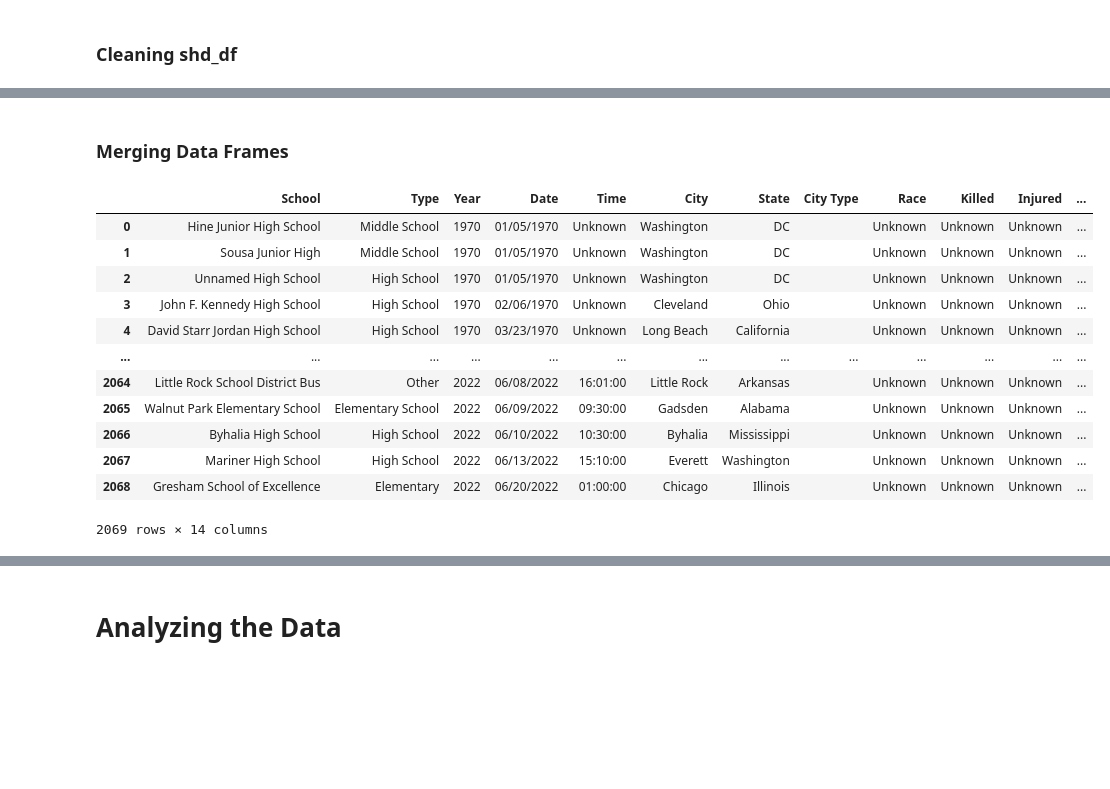
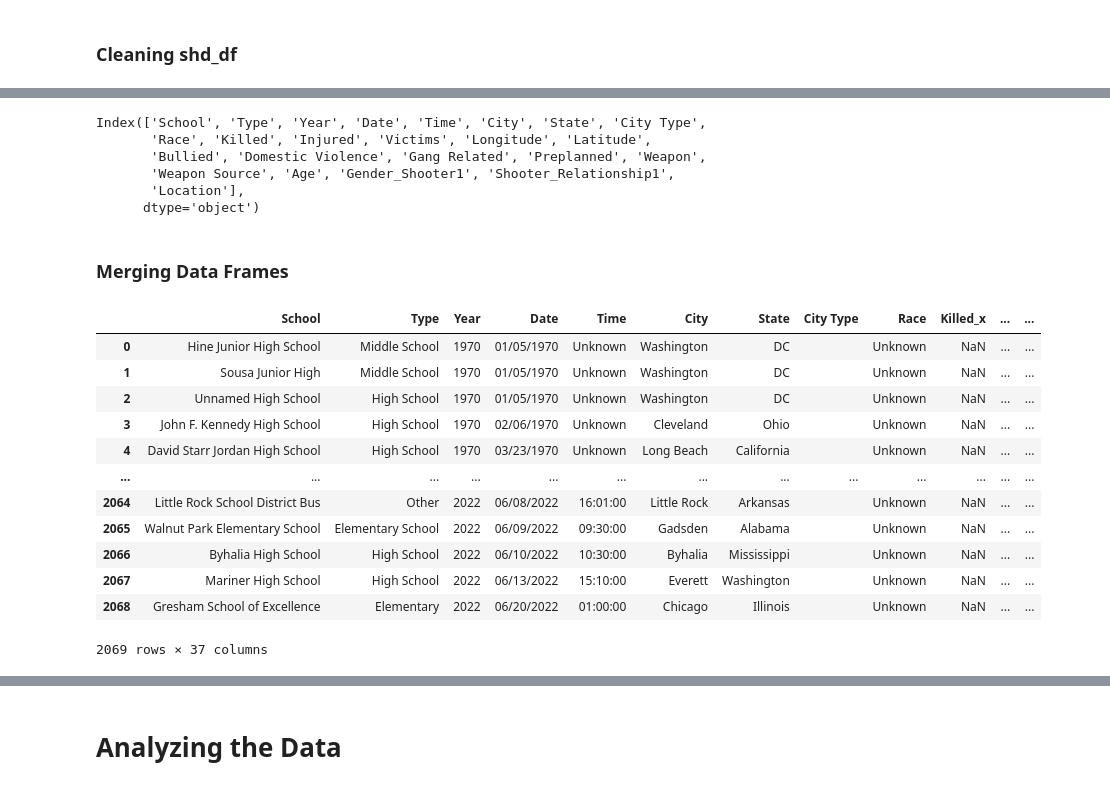
Before and after one commit to LeviEzra1/Project1_team4, a Jupyter notebook: Vivian_analysis/data_draft.ipynb, the cells around one changed output, grey strips where cells are left out. Drawn from its saved outputs; the diff is of its cells as text; code cells hidden in the pictures; blank space fills up the shorter version.

```diff
--- a/Vivian_analysis/data_draft.ipynb
+++ b/Vivian_analysis/data_draft.ipynb
@@ -75,7 +76,8 @@ clean_1_df
 #kaggle_2_df
 # %%
 # Organizing available columns in desired order
-clean_2_df = pd.DataFrame(kaggle_2_df[["school","year","date","time","city","state","killed","injured","long","lat"]])
+clean_2_df = pd.DataFrame(kaggle_2_df[["school","year","date","time","city","state","killed","injured","long","lat","weapon",
+                                       "weapon_source","age_shooter1","gender_shooter1","race_ethnicity_shooter1","shooter_relationship1"]])
 
 # Convert "Date" column to datetime
 clean_2_df["date"] = pd.to_datetime(clean_2_df["date"])
@@ -84,7 +86,8 @@ clean_2_df["date"] = pd.to_datetime(clean_2_df["date"])
 clean_2_df["date"] = clean_2_df["date"].dt.strftime("%m/%d/%Y")
 
 # Renaming the columns
-clean_2_df.rename(columns={"long": "Longitude","lat": "Latitude"}, inplace=True)
+clean_2_df.rename(columns={"long": "Longitude","lat": "Latitude","weapon_source":"Weapon Source", "age_shooter1":"Age",
+                           "race_ethnicity_shooter1":"Race",}, inplace=True)
 
 # Proper case the columns
 clean_2_df.columns = [col.title() if col.islower() else col for col in clean_2_df]
@@ -97,6 +100,12 @@ clean_2_df["Type"] = "Unknown"
 clean_2_df["City Type"] = "Unknown"
 clean_2_df["Race"] = "Unknown"
 clean_2_df["Victims"] = "Unknown"
+clean_2_df["Bullied"] = "Unknown"
+clean_2_df["Domestic Violence"] = "Unknown"
+clean_2_df["Gang Related"] = "Unknown"
+clean_2_df["Preplanned"] = "Unknown"
+clean_2_df["Location"] = "Unknown"
+
 
 # Extract school type from the 'School' column and put it in the 'Type' column
 clean_2_df.loc[clean_2_df["School"].str.contains("High School", case=False, na=False), "Type"] = "High School"
@@ -106,7 +115,9 @@ clean_2_df.loc[clean_2_df["School"].str.contains("Junior High", case=False, na=F
 
 
 # Rearranging new columns and the first dataframe into desired order
-clean_2_df = pd.DataFrame(clean_2_df[["School","Type","Year","Date","Time","City","State","City Type","Race","Killed","Injured","Victims","Longitude","Latitude"]])
+clean_2_df = pd.DataFrame(clean_2_df[["School","Type","Year","Date","Time","City","State","City Type","Race","Killed","Injured",
+                                      "Victims","Longitude","Latitude","Bullied","Domestic Violence","Gang Related","Preplanned",
+                                      "Weapon","Weapon Source","Age","Gender_Shooter1","Shooter_Relationship1"]])
 
 # Replace NaN with "Unknown"
 clean_2_df = clean_2_df.fillna("Unknown")
@@ -136,7 +165,7 @@ clean_2_df
 #shd_df
 # %%
 # Organizing available columns in desired order
-clean_3_df = pd.DataFrame(shd_df[["School","School_Level","Date","City","State","First Shot"]])
+clean_3_df = pd.DataFrame(shd_df[["School","School_Level","Date","City","State","First Shot","Bullied","Domestic Violence","Gang Related","Preplanned","Quarter","Location"]])
 
 # Convert "Date" column to datetime
 clean_3_df["Date"] = pd.to_datetime(clean_3_df["Date"])
@@ -156,11 +185,18 @@ clean_3_df.columns = [col.title() if col.islower() else col for col in clean_3_d
 # Adding empty columns that match first dataframe
 clean_3_df["City Type"] = ""
 clean_3_df["Race"] = "Unknown"
-clean_3_df["Killed"] = "Unknown"
+clean_3_df["Killed"] = ""
 clean_3_df["Injured"] = "Unknown"
 clean_3_df["Victims"] = "Unknown"
 clean_3_df["Longitude"] = ""
 clean_3_df["Latitude"] = ""
+clean_3_df["Weapon"] = "Unknown"
+clean_3_df["Weapon Source"] = "Unknown"
+clean_3_df["Age"] = "Unknown"
+clean_3_df["Gender_Shooter1"] = "Unknown"
+clean_3_df["Shooter_Relationship1"] = "Unknown"
+
+#"weapon", "weapon_source","age_shooter1","gender_shooter1","race_ethnicity_shooter1","shooter_relationship1"
 
 # Extract school type from the 'School' column and put it in the 'Type' column
 clean_3_df.loc[clean_3_df["School"].str.contains("High School", case=False, na=False), "Type"] = "High School"
@@ -178,7 +214,9 @@ def get_full_state_name(abbrev):
 clean_3_df["State"] = clean_3_df["State"].apply(get_full_state_name)
 
 # Rearranging new columns and the first dataframe into desired order
-clean_3_df = pd.DataFrame(clean_3_df[["School","Type","Year","Date","Time","City","State","City Type","Race","Killed","Injured","Victims","Longitude","Latitude"]])
+clean_3_df = pd.DataFrame(clean_3_df[["School","Type","Year","Date","Time","City","State","City Type","Race","Killed","Injured",
+                                      "Victims","Longitude","Latitude","Bullied","Domestic Violence","Gang Related","Preplanned",
+                                      "Weapon","Weapon Source","Age","Gender_Shooter1","Shooter_Relationship1","Location"]])
 
 # Replace NaN with "Unknown"
 clean_3_df = clean_3_df.fillna("Unknown")
@@ -205,28 +243,38 @@ clean_3_df
+# %%
+clean_3_df.columns
+# %% [output]
+Index(['School', 'Type', 'Year', 'Date', 'Time', 'City', 'State', 'City Type',
+       'Race', 'Killed', 'Injured', 'Victims', 'Longitude', 'Latitude',
+       'Bullied', 'Domestic Violence', 'Gang Related', 'Preplanned', 'Weapon',
+       'Weapon Source', 'Age', 'Gender_Shooter1', 'Shooter_Relationship1',
+       'Location'],
+      dtype='object')
 # %% [markdown]
 ### Merging Data Frames
 # %%
 # Merging dfs
-merged_df = pd.merge(clean_1_df, clean_2_df, on=["School","Type","Year","Date","Time","City","State","City Type","Race","Killed","Injured","Longitude","Latitude"], how="right")
+merged_df = pd.merge(clean_1_df, clean_2_df, on=["School","Type","Year","Date","Time","City","State","City Type","Race","Injured","Longitude","Latitude"], how="right")
 final_df = pd.merge(merged_df, clean_3_df, on=["School","Type","Year","Date","Time","City","State","City Type","Race","Longitude","Latitude"], how="right")
 
 # Selecting only the desired columns
-final_df = final_df[["School","Type","Year","Date","Time","City","State","City Type","Race","Killed_y","Injured_y","Victims","Longitude","Latitude"]]
+'''final_df = final_df[["School","Type","Year","Date","Time","City","State","City Type","Race","Killed_y","Injured_y","Victims","Longitude","Latitude","Bullied","Domestic Violence","Gang Related","Preplanned",
+                                      "Weapon","Weapon Source","Age","Gender_Shooter1","Shooter_Relationship1"]]'''
 
 # Renaming the columns
-final_df.rename(columns={"Killed_y": "Killed","Injured_y":"Injured"}, inplace=True)
+#final_df.rename(columns={"Killed_y": "Killed","Injured_y":"Injured"}, inplace=True)
 
 final_df
 # %% [output]
-|  | School | Type | Year | Date | Time | City | State | City Type | Race | Killed | Injured | ... |
-| 0 | Hine Junior High School | Middle School | 1970 | 01/05/1970 | Unknown | Washington | DC |  | Unknown | Unknown | Unknown | ... |
-| 1 | Sousa Junior High | Middle School | 1970 | 01/05/1970 | Unknown | Washington | DC |  | Unknown | Unknown | Unknown | ... |
-| 2 | Unnamed High School | High School | 1970 | 01/05/1970 | Unknown | Washington | DC |  | Unknown | Unknown | Unknown | ... |
-| 3 | John F. Kennedy High School | High School | 1970 | 02/06/1970 | Unknown | Cleveland | Ohio |  | Unknown | Unknown | Unknown | ... |
-| 4 | David Starr Jordan High School | High School | 1970 | 03/23/1970 | Unknown | Long Beach | California |  | Unknown | Unknown | Unknown | ... |
+|  | School | Type | Year | Date | Time | City | State | City Type | Race | Killed_x | ... | ... |
+| 0 | Hine Junior High School | Middle School | 1970 | 01/05/1970 | Unknown | Washington | DC |  | Unknown | NaN | ... | ... |
+| 1 | Sousa Junior High | Middle School | 1970 | 01/05/1970 | Unknown | Washington | DC |  | Unknown | NaN | ... | ... |
+| 2 | Unnamed High School | High School | 1970 | 01/05/1970 | Unknown | Washington | DC |  | Unknown | NaN | ... | ... |
+| 3 | John F. Kennedy High School | High School | 1970 | 02/06/1970 | Unknown | Cleveland | Ohio |  | Unknown | NaN | ... | ... |
+| 4 | David Starr Jordan High School | High School | 1970 | 03/23/1970 | Unknown | Long Beach | California |  | Unknown | NaN | ... | ... |
 | ... | ... | ... | ... | ... | ... | ... | ... | ... | ... | ... | ... | ... |
-| 2064 | Little Rock School District Bus | Other | 2022 | 06/08/2022 | 16:01:00 | Little Rock | Arkansas |  | Unknown | Unknown | Unknown | ... |
-| 2065 | Walnut Park Elementary School | Elementary School | 2022 | 06/09/2022 | 09:30:00 | Gadsden | Alabama |  | Unknown | Unknown | Unknown | ... |
-| 2066 | Byhalia High School | High School | 2022 | 06/10/2022 | 10:30:00 | Byhalia | Mississippi |  | Unknown | Unknown | Unknown | ... |
-| 2067 | Mariner High School | High School | 2022 | 06/13/2022 | 15:10:00 | Everett | Washington |  | Unknown | Unknown | Unknown | ... |
-| 2068 | Gresham School of Excellence | Elementary | 2022 | 06/20/2022 | 01:00:00 | Chicago | Illinois |  | Unknown | Unknown | Unknown | ... |
+| 2064 | Little Rock School District Bus | Other | 2022 | 06/08/2022 | 16:01:00 | Little Rock | Arkansas |  | Unknown | NaN | ... | ... |
+| 2065 | Walnut Park Elementary School | Elementary School | 2022 | 06/09/2022 | 09:30:00 | Gadsden | Alabama |  | Unknown | NaN | ... | ... |
+| 2066 | Byhalia High School | High School | 2022 | 06/10/2022 | 10:30:00 | Byhalia | Mississippi |  | Unknown | NaN | ... | ... |
+| 2067 | Mariner High School | High School | 2022 | 06/13/2022 | 15:10:00 | Everett | Washington |  | Unknown | NaN | ... | ... |
+| 2068 | Gresham School of Excellence | Elementary | 2022 | 06/20/2022 | 01:00:00 | Chicago | Illinois |  | Unknown | NaN | ... | ... |
-2069 rows × 14 columns
+2069 rows × 37 columns
```
Also changed, not shown: parts of 10 cells of this notebook, 2 other files.
